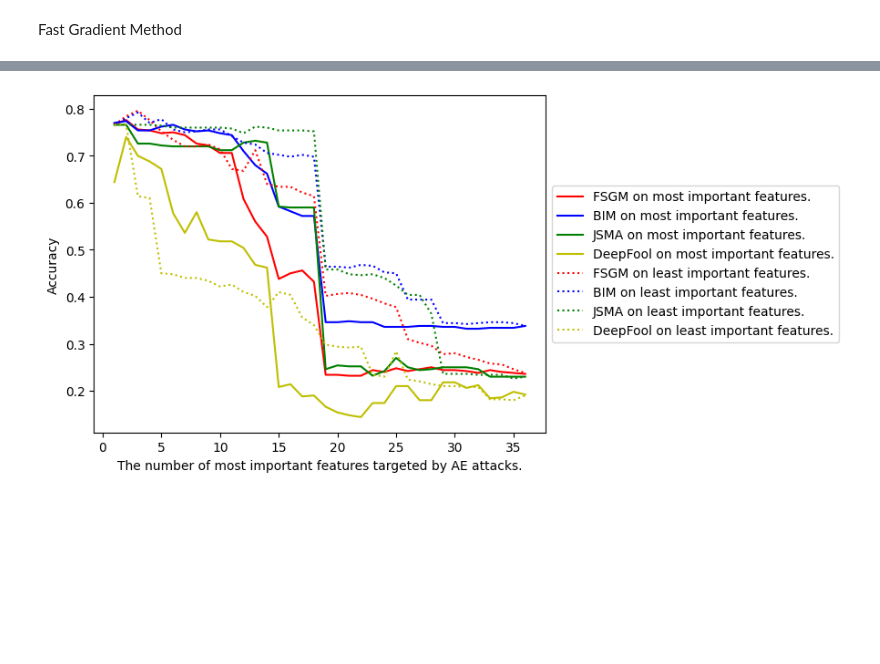
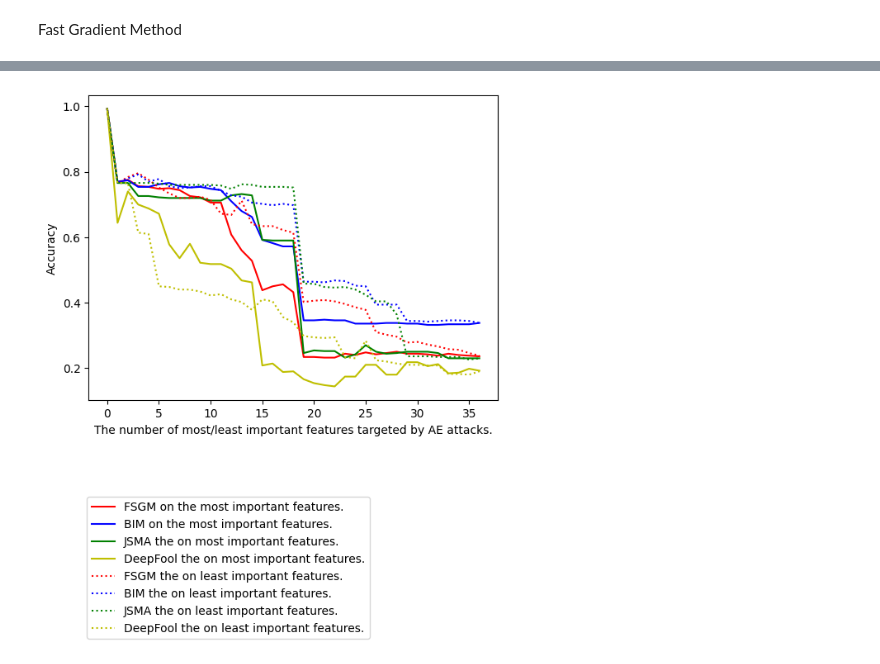
Before and after one commit to zauzooz/DNN_SHAP_AE, a Jupyter notebook: NSL-KDD.ipynb, the cells around one changed output, grey strips where cells are left out. Cells and saved outputs as stored; diff of their text form; code cells hidden in the pictures; blank space fills up the shorter version.

```diff
--- a/NSL-KDD.ipynb
+++ b/NSL-KDD.ipynb
@@ -328,3 +328,9 @@ acc_on_deepfool = adversarial_n_best_worst_features(
     adv_samples=pd.read_csv("NSL-KDD/samples/attack/DeepFool_sample.csv"),
     y_true=pd.read_csv("NSL-KDD/samples/y_samples.csv").drop(columns=["Unnamed: 0"])
 )
+# %%
+from evaluation_metric import evaluate_metric
+acc = evaluate_metric(
+    y_pred=dnn.predict(samples),
+    y_true=y_samples
+)['accuracy_score']
@@ -331,27 +339,27 @@ acc_on_deepfool = adversarial_n_best_worst_features(
 # %%
 import matplotlib.pyplot as plt
 
-x_axis = [i for i in range(1, 37)]
+x_axis = [i for i in range(0, 37)]
 
 colors = ['red', 'blue', 'green', 'yellow']
 labels = ['FSGM', 'BIM', 'JSMA', 'DeepFool']
 
 
 
-plt.plot(x_axis, acc_on_fsgm[0], 'r', label=labels[0]+" on most important features.")
-plt.plot(x_axis, acc_on_bim[0], 'b', label=labels[1]+" on most important features.")
-plt.plot(x_axis, acc_on_jsma[0], 'g', label=labels[2]+" on most important features.")
-plt.plot(x_axis, acc_on_deepfool[0], 'y', label=labels[3]+" on most important features.")
+plt.plot(x_axis, [acc] + acc_on_fsgm[0], 'r', label=labels[0]+" on the most important features.")
+plt.plot(x_axis, [acc] + acc_on_bim[0], 'b', label=labels[1]+" on the most important features.")
+plt.plot(x_axis, [acc] + acc_on_jsma[0], 'g', label=labels[2]+" the on most important features.")
+plt.plot(x_axis, [acc] + acc_on_deepfool[0], 'y', label=labels[3]+" the on most important features.")
 
-plt.plot(x_axis, acc_on_fsgm[1], 'r', linestyle='dotted', label=labels[0]+" on least important features.")
-plt.plot(x_axis, acc_on_bim[1], 'b', linestyle='dotted', label=labels[1]+" on least important features.")
-plt.plot(x_axis, acc_on_jsma[1], 'g', linestyle='dotted', label=labels[2]+" on least important features.")
-plt.plot(x_axis, acc_on_deepfool[1], 'y', linestyle='dotted', label=labels[3]+" on least important features.")
+plt.plot(x_axis, [acc] + acc_on_fsgm[1], 'r', linestyle='dotted', label=labels[0]+" the on least important features.")
+plt.plot(x_axis, [acc] + acc_on_bim[1], 'b', linestyle='dotted', label=labels[1]+" the on least important features.")
+plt.plot(x_axis, [acc] + acc_on_jsma[1], 'g', linestyle='dotted', label=labels[2]+" the on least important features.")
+plt.plot(x_axis, [acc] + acc_on_deepfool[1], 'y', linestyle='dotted', label=labels[3]+" the on least important features.")
 
-plt.legend(loc='center left',bbox_to_anchor=(1,0.5))
+plt.legend(loc='lower right',bbox_to_anchor=(0.7,-0.8))
 plt.ylabel("Accuracy")
-plt.xlabel("The number of most important features targeted by AE attacks.")
+plt.xlabel("The number of most/least important features targeted by AE attacks.")
 
 plt.show()
 # %% [output]
-[figure, old version]
+[figure, new version]
```
Also changed, not shown: parts of 1 cell of this notebook.
